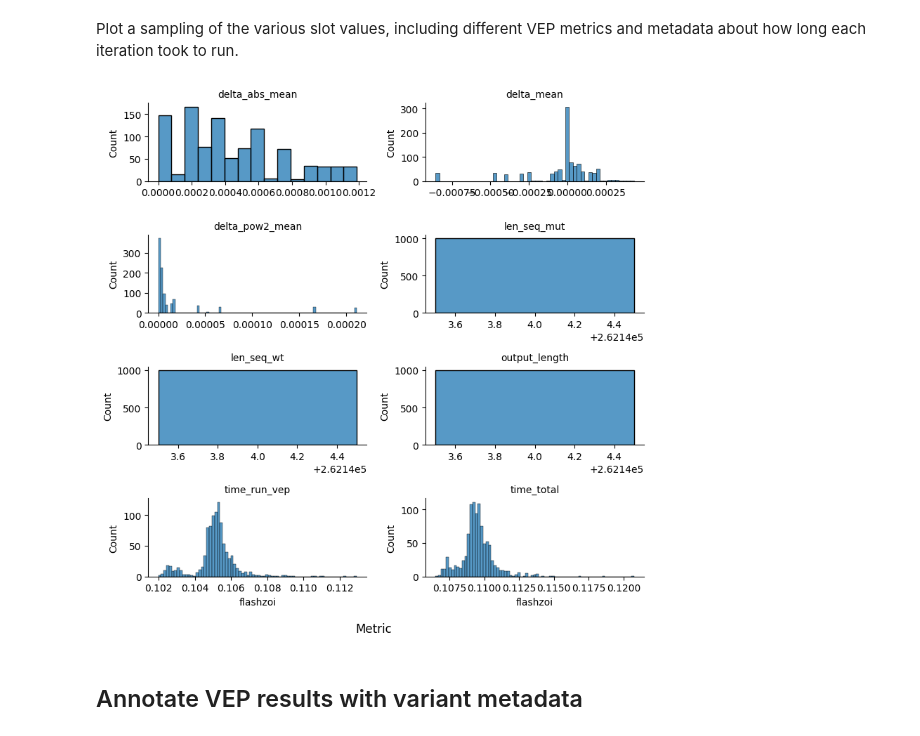
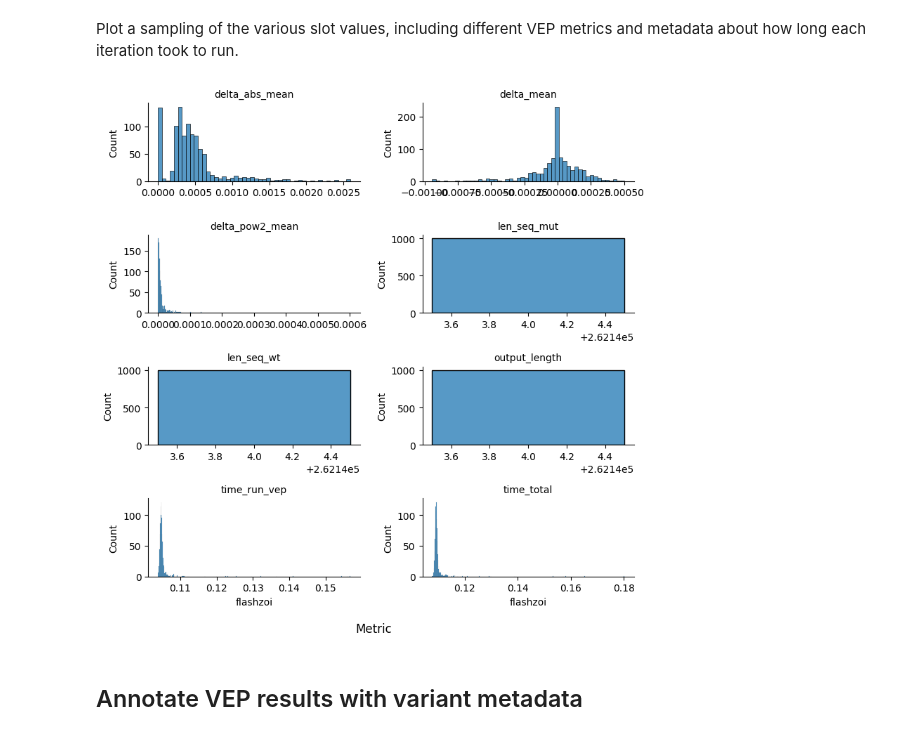
Before and after one commit to bschilder/VEP_DNA, a Jupyter notebook: notebooks/vep_analysis.ipynb, the cells around one changed output. Saved outputs shown, nothing was run; the diff lists cells and outputs as text; code cells hidden in the pictures.

```diff
--- a/notebooks/vep_analysis.ipynb
+++ b/notebooks/vep_analysis.ipynb
@@ -39,7 +41,7 @@ import src.clinvar as cv
 # %% [markdown]
 ## Import non-null VEP results
 # %%
-xr_ds_path = os.path.join(os.path.expanduser('~'),"projects/data/1000_Genomes_on_GRCh38/clinvar_utr_snv/chrX.zarr")
+xr_ds_path = os.path.join(os.path.expanduser('~'),"projects/data/1000_Genomes_on_GRCh38/clinvar_utr_snv/chr21.zarr")
 
 vep_df = vp.load_vep_results(xr_ds_path=xr_ds_path,
                              dropna_subset=["flashzoi"])
@@ -85,24 +87,34 @@ vep_df.groupby("slot")["flashzoi"].describe()
 # %% [markdown]
 Plot a sampling of the various slot values, including different VEP metrics and metadata about how long each iteration took to run.
 # %%
-import seaborn as sns
-import matplotlib.pyplot as plt
+def summary_histograms(vep_df,
+                       slot_col="slot",
+                       x="flashzoi",
+                       height=2,
+                       aspect=2,
+                       col_wrap=2,
+                       margin_titles=True,
+                       sharex=False,
+                       sharey=False,
+                       sample_size=1000):
 
-# Create a figure with subplots for each slot
-g = sns.FacetGrid(vep_df.groupby("slot").sample(1000).sort_values("slot"),
-                  col="slot",  # Changed from row to col
-                  col_wrap=2,  # Added col_wrap to wrap facets
-                  height=2,
-                  aspect=2,
-                  margin_titles=True,
-                  sharex=False,
-                  sharey=False)
-g.map_dataframe(sns.histplot, x="flashzoi")
-g.set_titles("{col_name}")
-g.fig.supxlabel("Metric")
-plt.tight_layout()
+    # Create a figure with subplots for each slot
+    g = sns.FacetGrid(vep_df.groupby(slot_col).sample(sample_size).sort_values(slot_col),
+                    col=slot_col,  # Changed from row to col
+                    col_wrap=col_wrap,  # Added col_wrap to wrap facets
+                    height=height,
+                    aspect=aspect,
+                    margin_titles=margin_titles,
+                    sharex=sharex,
+                    sharey=sharey)
+    g.map_dataframe(sns.histplot, x=x)
+    g.set_titles("{col_name}")
+    g.fig.supxlabel("Metric")
+    plt.tight_layout()
+
+summary_histograms(vep_df)
 # %% [output]
-[figure, old version]
+[figure, new version]
 # %% [markdown]
 ## Annotate VEP results with variant metadata
 # %%
```
Also changed, not shown: parts of 12 cells of this notebook, 8 other files.
